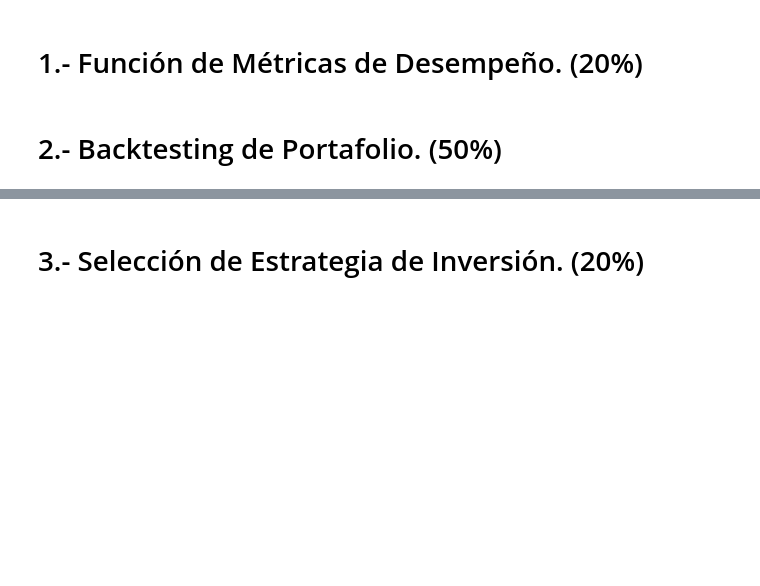
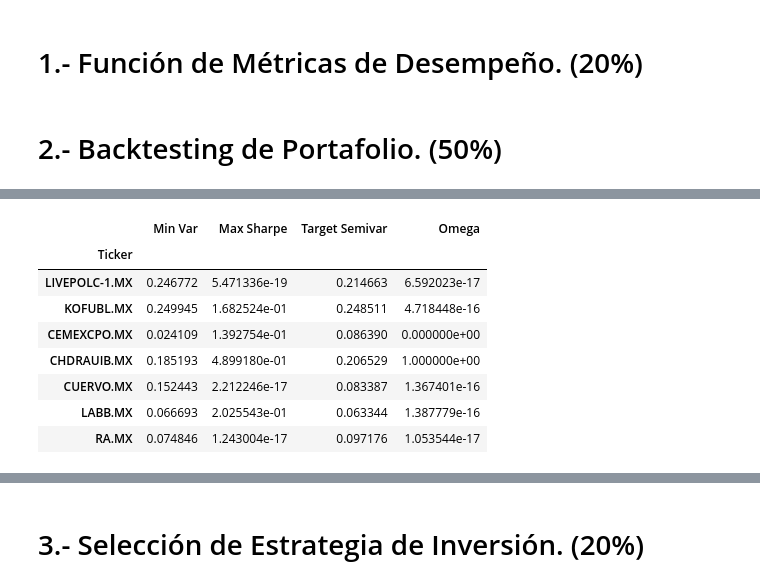
Before and after one commit to Mafergomezf/PORTAFOLIOS-DE-INVERSION, a Jupyter notebook: Modulo-2/TAREA7.ipynb, the cells around one changed output, grey strips where cells are left out. Drawn from its saved outputs; the diff is of its cells as text; code cells hidden in the pictures; blank space fills up the shorter version.

```diff
--- a/Modulo-2/TAREA7.ipynb
+++ b/Modulo-2/TAREA7.ipynb
@@ -165,0 +247,13 @@ NameError: name 'w_omega' is not defined
+# %%
+pesos=pd.DataFrame({'Min Var':w_min_var,'Max Sharpe':w_max_sharpe,'Target Semivar':w_target_semivar,'Omega':w_max_omega},index=opt_prices.columns)
+pesos
+# %% [output]
+|  | Min Var | Max Sharpe | Target Semivar | Omega |
+| Ticker |  |  |  |  |
+| LIVEPOLC-1.MX | 0.246772 | 5.471336e-19 | 0.214663 | 6.592023e-17 |
+| KOFUBL.MX | 0.249945 | 1.682524e-01 | 0.248511 | 4.718448e-16 |
+| CEMEXCPO.MX | 0.024109 | 1.392754e-01 | 0.086390 | 0.000000e+00 |
+| CHDRAUIB.MX | 0.185193 | 4.899180e-01 | 0.206529 | 1.000000e+00 |
+| CUERVO.MX | 0.152443 | 2.212246e-17 | 0.083387 | 1.367401e-16 |
+| LABB.MX | 0.066693 | 2.025543e-01 | 0.063344 | 1.387779e-16 |
+| RA.MX | 0.074846 | 1.243004e-17 | 0.097176 | 1.053544e-17 |
```
Also changed, not shown: parts of 14 cells of this notebook.
